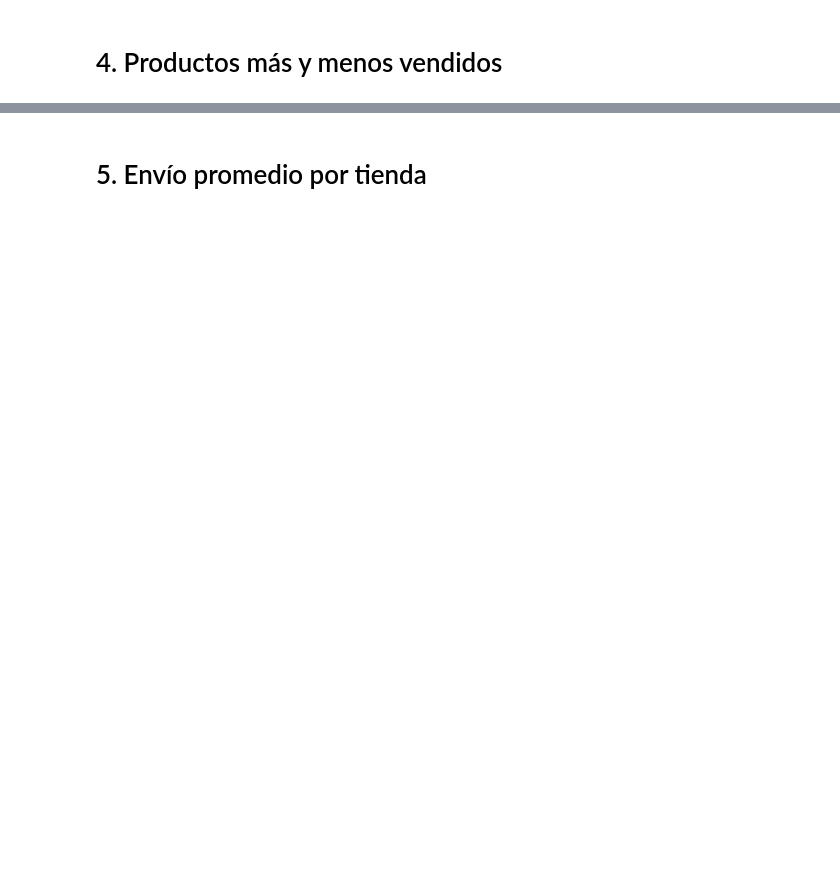
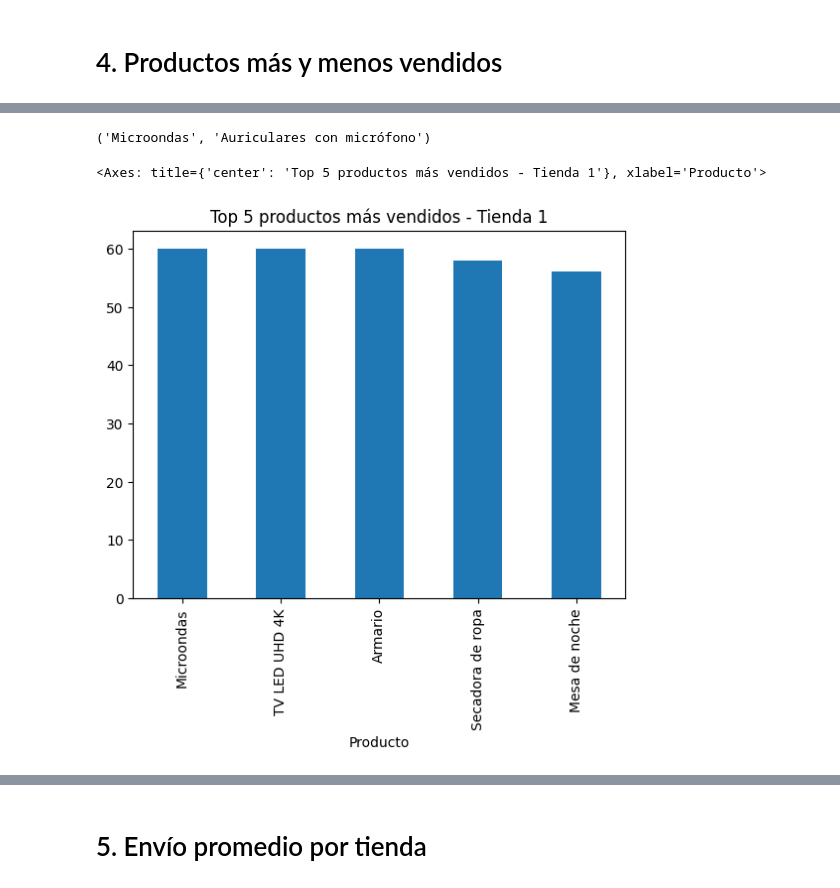
Before and after one commit to vapavezs/alura-store-analysis, a Jupyter notebook: notebooks/AluraStoreLatam.ipynb, the cells around one changed output, grey strips where cells are left out. Cells and saved outputs as stored; diff of their text form; code cells hidden in the pictures; blank space fills up the shorter version.

```diff
--- a/notebooks/AluraStoreLatam.ipynb
+++ b/notebooks/AluraStoreLatam.ipynb
@@ -5,17 +5,17 @@
 # %%
 import pandas as pd
 
-url = "https://raw.githubusercontent.com/alura-es-cursos/challenge1-data-science-latam/refs/heads/main/base-de-datos-challenge1-latam/tienda_1%20.csv"
+url1 = "https://raw.githubusercontent.com/alura-es-cursos/challenge1-data-science-latam/refs/heads/main/base-de-datos-challenge1-latam/tienda_1%20.csv"
 url2 = "https://raw.githubusercontent.com/alura-es-cursos/challenge1-data-science-latam/refs/heads/main/base-de-datos-challenge1-latam/tienda_2.csv"
 url3 = "https://raw.githubusercontent.com/alura-es-cursos/challenge1-data-science-latam/refs/heads/main/base-de-datos-challenge1-latam/tienda_3.csv"
 url4 = "https://raw.githubusercontent.com/alura-es-cursos/challenge1-data-science-latam/refs/heads/main/base-de-datos-challenge1-latam/tienda_4.csv"
 
-tienda = pd.read_csv(url)
+tienda1 = pd.read_csv(url1)
 tienda2 = pd.read_csv(url2)
 tienda3 = pd.read_csv(url3)
 tienda4 = pd.read_csv(url4)
 
-tienda.head()
+tienda1.head()
 # %% [output]
 |  | Producto | Categoría del Producto | Precio | Costo de envío | Fecha de Compra | Vendedor | Lugar de Compra | ... |
 | 0 | Asistente virtual | Electrónicos | 164300.0 | 6900.0 | 16/01/2021 | Pedro Gomez | Bogotá | ... |
@@ -33,0 +352,3 @@ tienda.head()
+# %%
+productos_tienda1 = tienda1['Producto'].value_counts()
+productos_tienda1
@@ -33,0 +375,12 @@ tienda.head()
+# %%
+producto_mas_vendido_1 = productos_tienda1.idxmax()
+producto_menos_vendido_1 = productos_tienda1.idxmin()
+
+producto_mas_vendido_1, producto_menos_vendido_1
+# %% [output]
+('Microondas', 'Auriculares con micrófono')
+# %%
+productos_tienda1.head(5).plot(kind='bar', title='Top 5 productos más vendidos - Tienda 1')
+# %% [output]
+<Axes: title={'center': 'Top 5 productos más vendidos - Tienda 1'}, xlabel='Producto'>
+[figure, added]
```
Also changed, not shown: parts of 88 cells of this notebook.
